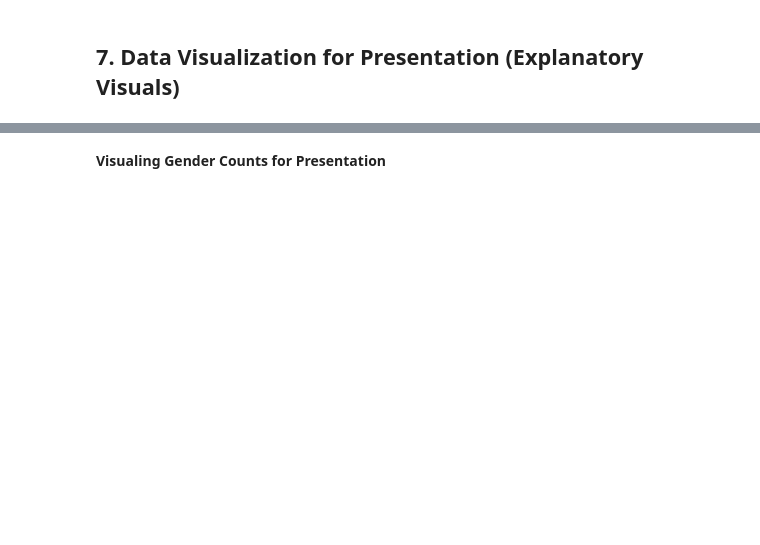
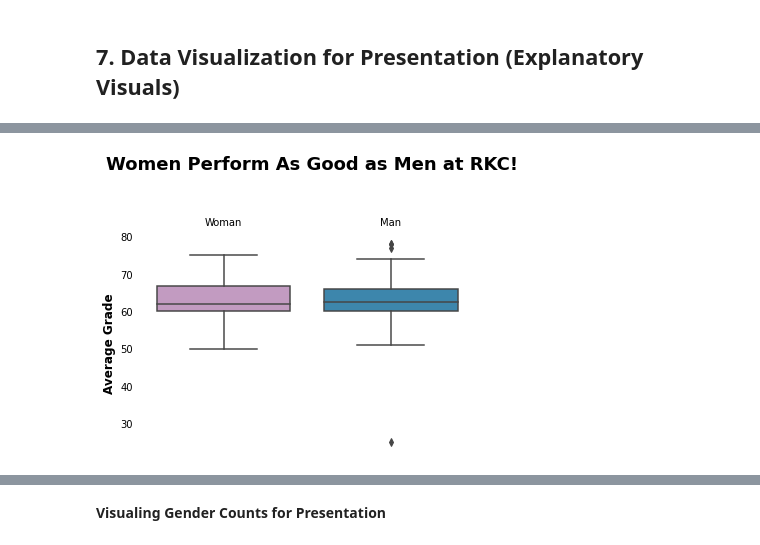
Before and after one commit to ofeliiaB/parental_status_vs_college_performance, a Jupyter notebook: Data_Analytics_Assignment.ipynb, the cells around one changed output, grey strips where cells are left out. Drawn from its saved outputs; the diff is of its cells as text; code cells hidden in the pictures; blank space fills up the shorter version.

```diff
--- a/Data_Analytics_Assignment.ipynb
+++ b/Data_Analytics_Assignment.ipynb
@@ -699,0 +788,32 @@ interested_stats
+# %%
+fig, ax = plt.subplots()
+sns.boxplot(
+    ax=ax,
+    data=file,
+    y="Average_grade",
+    x="Gender",
+    palette=dict({"Woman": "#c994c7", "Man": "#2b8cbe"}),
+)
+ax.tick_params(bottom=False, left=False)
+plt.ylabel("Average Grade", size=12, weight="bold")
+plt.xlabel("")
+ax.text(
+    x=-0.7,
+    y=98,
+    s="Women Perform As Good as Men at RKC!",
+    size=18,
+    weight="bold",
+)
+ax.text(
+    x=-1,
+    y=92,
+    s="",
+    size=14,
+    weight="bold",
+)
+ax.xaxis.tick_top()
+ax.tick_params(top=False, left=False)
+sns.despine(left=True, bottom=True)
+plt.show()
+# %% [output]
+[figure, added]
```
Also changed, not shown: parts of 10 cells of this notebook.
